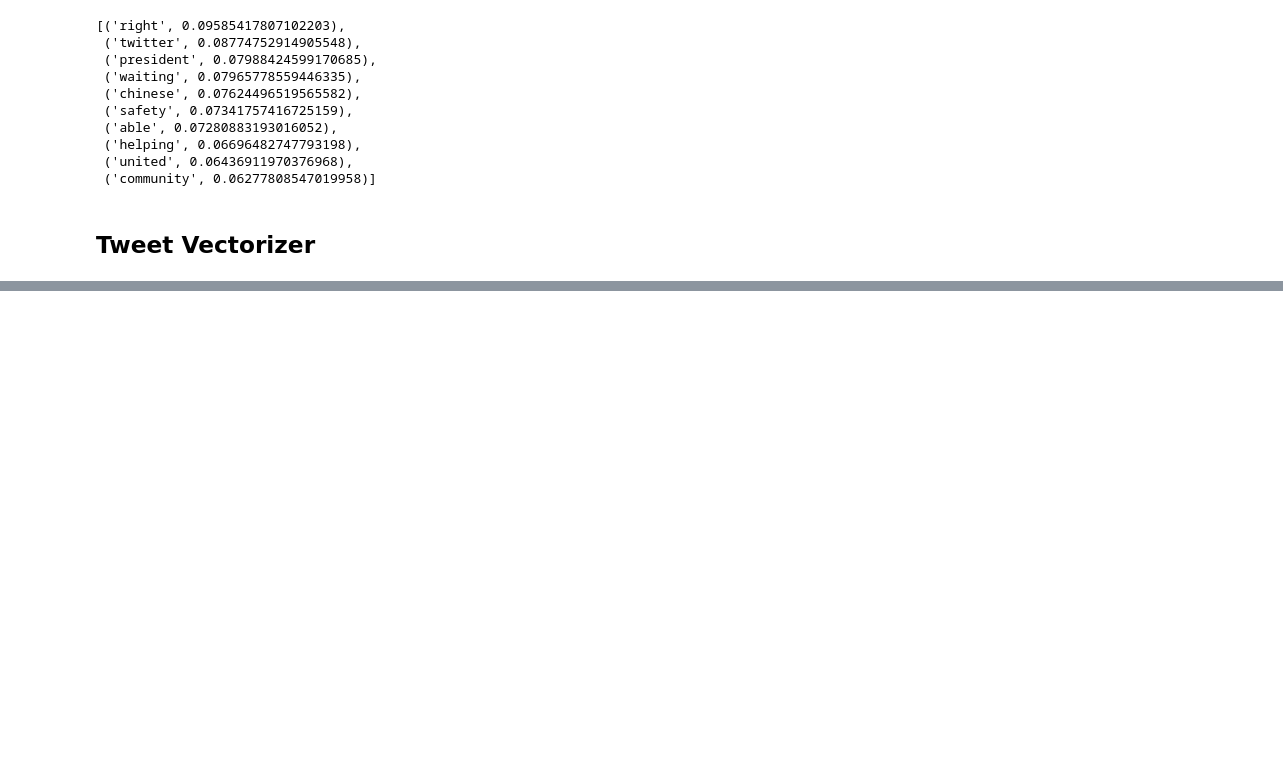
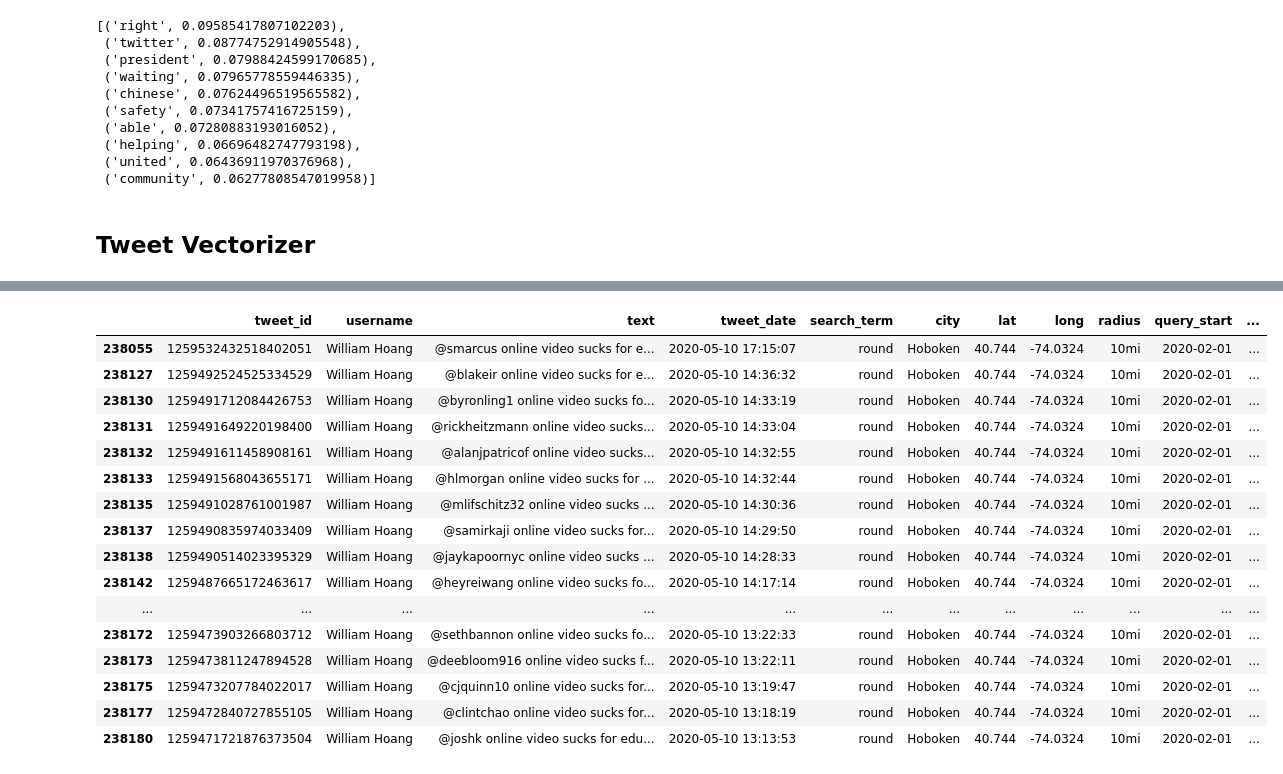
Before and after one commit to boosra/client_project-Covid, a Jupyter notebook: adam/WordVectorizer.ipynb, the cells around one changed output, grey strips where cells are left out. Saved outputs shown, nothing was run; the diff lists cells and outputs as text; code cells hidden in the pictures; blank space fills up the shorter version.

```diff
--- a/adam/WordVectorizer.ipynb
+++ b/adam/WordVectorizer.ipynb
@@ -170,5 +190,5 @@ clean_og_df.head()
 # %%
 dbscan = DBSCAN(metric='cosine', eps=0.4, min_samples=30, n_jobs = -1) # you can change these parameters, given just for example
-cluster_labels = dbscan.fit_predict(data) # where X - is your matrix, where each row corresponds to one document (line) from the docs, you need to cluster
+cluster_labels = dbscan.fit_predict(clean_vec_df) # where X - is your matrix, where each row corresponds to one document (line) from the docs, you need to cluster
 # %%
 clean_og_df['cluster'] = cluster_labels
@@ -179,3 +222,21 @@ clean_og_df.head(5)
 # %%
-mask = clean_og_df['cluster'] == 0
+mask = clean_og_df['cluster'] == 6
 clean_og_df[mask].head(50)
+# %% [output]
+|  | tweet_id | username | text | tweet_date | search_term | city | lat | long | radius | query_start | ... |
+| 238055 | 1259532432518402051 | William Hoang | @smarcus online video sucks for e... | 2020-05-10 17:15:07 | round | Hoboken | 40.744 | -74.0324 | 10mi | 2020-02-01 | ... |
+| 238127 | 1259492524525334529 | William Hoang | @blakeir online video sucks for e... | 2020-05-10 14:36:32 | round | Hoboken | 40.744 | -74.0324 | 10mi | 2020-02-01 | ... |
+| 238130 | 1259491712084426753 | William Hoang | @byronling1 online video sucks fo... | 2020-05-10 14:33:19 | round | Hoboken | 40.744 | -74.0324 | 10mi | 2020-02-01 | ... |
+| 238131 | 1259491649220198400 | William Hoang | @rickheitzmann online video sucks... | 2020-05-10 14:33:04 | round | Hoboken | 40.744 | -74.0324 | 10mi | 2020-02-01 | ... |
+| 238132 | 1259491611458908161 | William Hoang | @alanjpatricof online video sucks... | 2020-05-10 14:32:55 | round | Hoboken | 40.744 | -74.0324 | 10mi | 2020-02-01 | ... |
+| 238133 | 1259491568043655171 | William Hoang | @hlmorgan online video sucks for ... | 2020-05-10 14:32:44 | round | Hoboken | 40.744 | -74.0324 | 10mi | 2020-02-01 | ... |
+| 238135 | 1259491028761001987 | William Hoang | @mlifschitz32 online video sucks ... | 2020-05-10 14:30:36 | round | Hoboken | 40.744 | -74.0324 | 10mi | 2020-02-01 | ... |
+| 238137 | 1259490835974033409 | William Hoang | @samirkaji online video sucks for... | 2020-05-10 14:29:50 | round | Hoboken | 40.744 | -74.0324 | 10mi | 2020-02-01 | ... |
+| 238138 | 1259490514023395329 | William Hoang | @jaykapoornyc online video sucks ... | 2020-05-10 14:28:33 | round | Hoboken | 40.744 | -74.0324 | 10mi | 2020-02-01 | ... |
+| 238142 | 1259487665172463617 | William Hoang | @heyreiwang online video sucks fo... | 2020-05-10 14:17:14 | round | Hoboken | 40.744 | -74.0324 | 10mi | 2020-02-01 | ... |
+| ... | ... | ... | ... | ... | ... | ... | ... | ... | ... | ... | ... |
+| 238172 | 1259473903266803712 | William Hoang | @sethbannon online video sucks fo... | 2020-05-10 13:22:33 | round | Hoboken | 40.744 | -74.0324 | 10mi | 2020-02-01 | ... |
+| 238173 | 1259473811247894528 | William Hoang | @deebloom916 online video sucks f... | 2020-05-10 13:22:11 | round | Hoboken | 40.744 | -74.0324 | 10mi | 2020-02-01 | ... |
+| 238175 | 1259473207784022017 | William Hoang | @cjquinn10 online video sucks for... | 2020-05-10 13:19:47 | round | Hoboken | 40.744 | -74.0324 | 10mi | 2020-02-01 | ... |
+| 238177 | 1259472840727855105 | William Hoang | @clintchao online video sucks for... | 2020-05-10 13:18:19 | round | Hoboken | 40.744 | -74.0324 | 10mi | 2020-02-01 | ... |
+| 238180 | 1259471721876373504 | William Hoang | @joshk online video sucks for edu... | 2020-05-10 13:13:53 | round | Hoboken | 40.744 | -74.0324 | 10mi | 2020-02-01 | ... |
```
Also changed, not shown: parts of 8 cells of this notebook, 1 other file.
